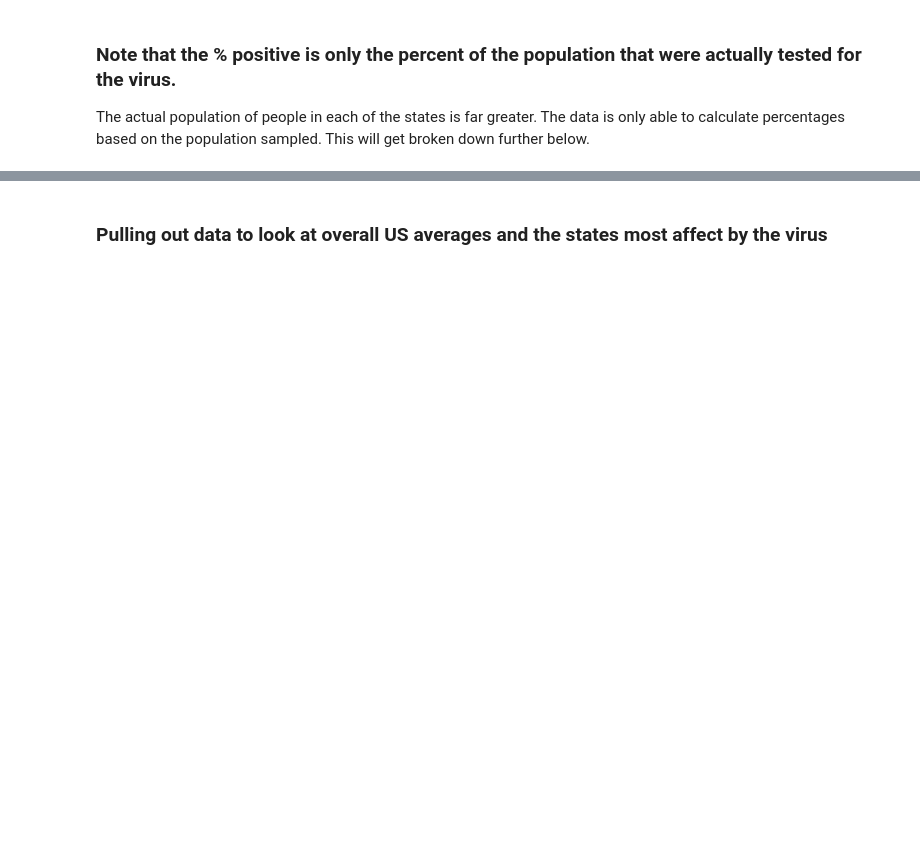
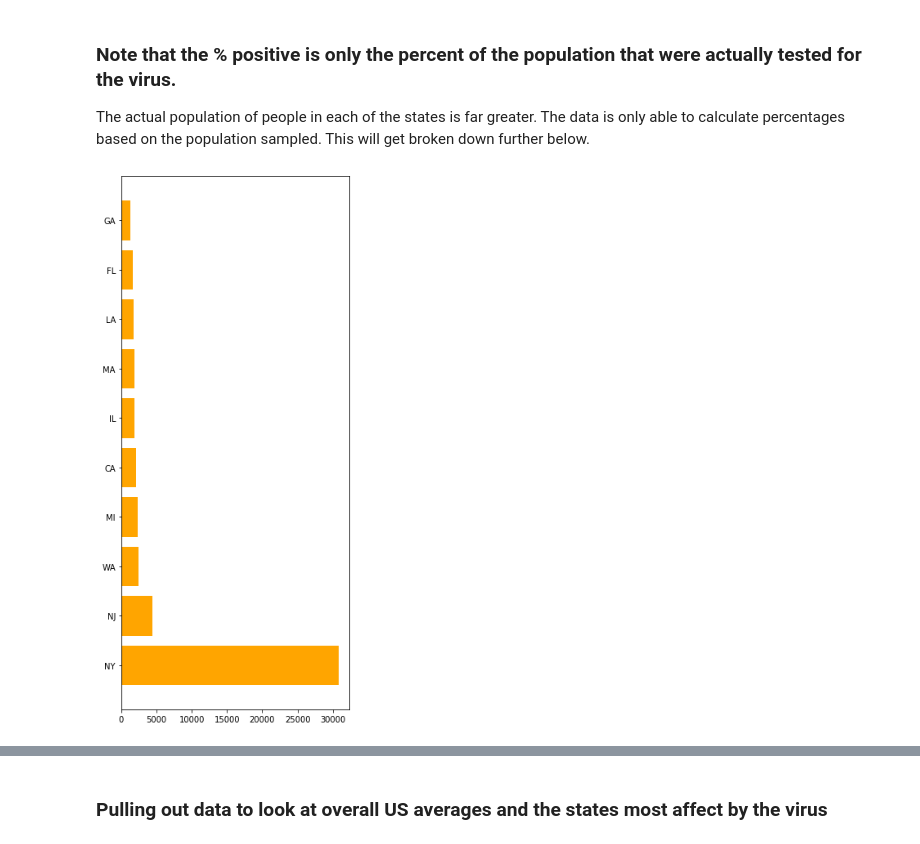
Before and after one commit to tehila440/covid19, a Jupyter notebook: Covid_State_data.ipynb, the cells around one changed output, grey strips where cells are left out. Cells and saved outputs as stored; diff of their text form; code cells hidden in the pictures; blank space fills up the shorter version.

```diff
--- a/Covid_State_data.ipynb
+++ b/Covid_State_data.ipynb
@@ -53,3 +53,10 @@ data.head()
 # %% [markdown]
 ### Note that the % positive is only the percent of the population that were actually tested for the virus.
 The actual population of people in each of the states is far greater.  The data is only able to calculate percentages based on the population sampled.  This will get broken down further below.
+# %%
+fig=plt.figure(figsize=(5,12))
+data_top=data.sort_values(by=['positive'],ascending=False).head(10)
+plt.barh(data_top['state'],data_top['positive'],color='orange')
+plt.show()
+# %% [output]
+[figure, added]
```
Also changed, not shown: parts of 10 cells of this notebook.
